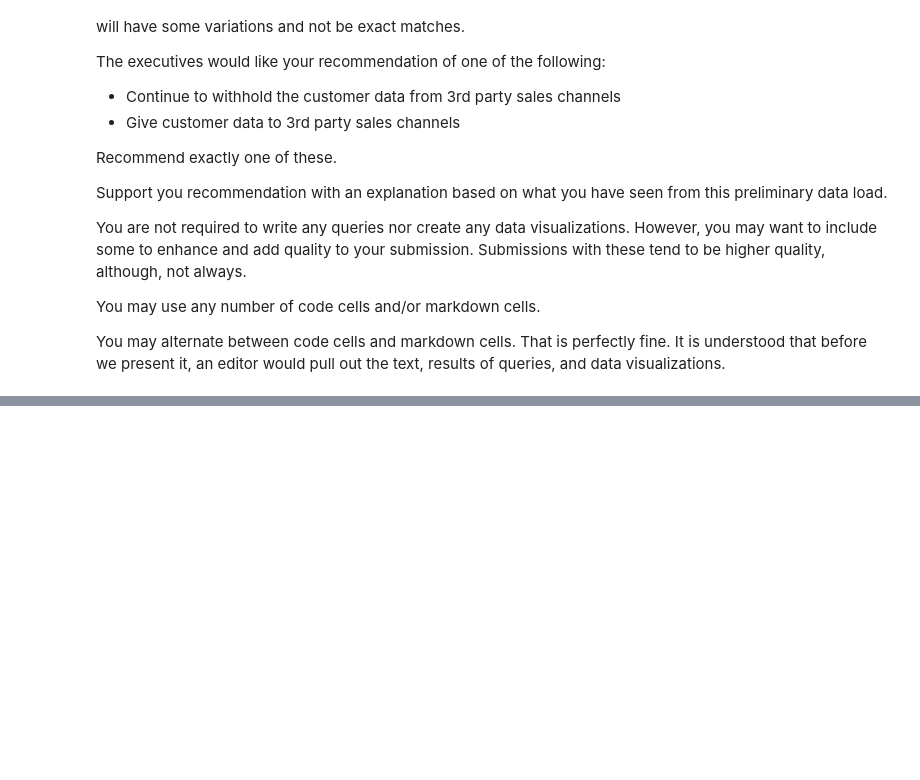
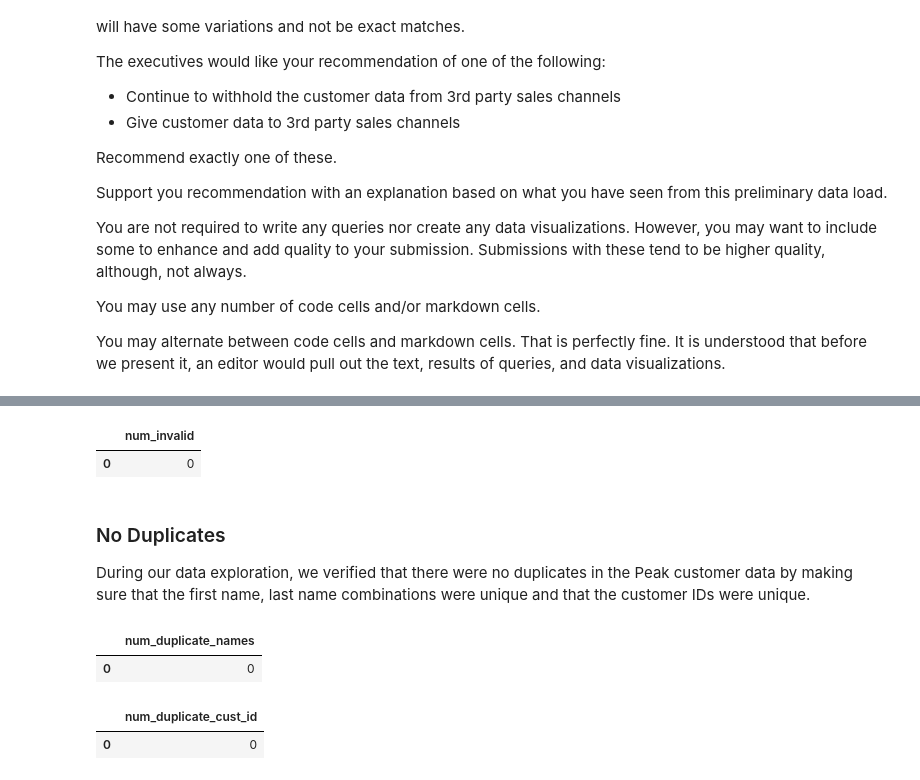
Before and after one commit to scabanela-ischool/Data_Engineering_Proj2_Tracking_User_Activity, a Jupyter notebook: project_2_5.ipynb, the cells around one changed output, grey strips where cells are left out. Saved outputs shown, nothing was run; the diff lists cells and outputs as text; code cells hidden in the pictures; blank space fills up the shorter version.

```diff
--- a/project_2_5.ipynb
+++ b/project_2_5.ipynb
@@ -206,0 +301,57 @@ You may alternate between code cells and markdown cells.  That is perfectly fine
+# %%
+rollback_before_flag = True
+rollback_after_flag = True
+
+query  = """
+
+select count(*) as num_invalid
+from stage_1_peak_customers
+where (city, state, zip) not in (select city, state, zip from zip_codes)
+
+"""
+
+my_select_query_pandas(query, rollback_before_flag, rollback_after_flag)
+# %% [output]
+|  | num_invalid |
+| 0 | 0 |
+# %% [markdown]
+
+
+### No Duplicates
+During our data exploration, we verified that there were no duplicates in the Peak customer data by making sure that the first name, last name combinations were unique and that the customer IDs were unique.
+# %%
+rollback_before_flag = True
+rollback_after_flag = True
+
+query  = """
+
+select count(count_total) as num_duplicate_names
+from (select first_name, last_name, count(*) as count_total
+    from stage_1_peak_customers
+    group by first_name, last_name
+    having count(*) > 1) as temp
+
+"""
+
+my_select_query_pandas(query, rollback_before_flag, rollback_after_flag)
+# %% [output]
+|  | num_duplicate_names |
+| 0 | 0 |
+# %%
+rollback_before_flag = True
+rollback_after_flag = True
+
+query  = """
+
+select count(count_total) as num_duplicate_cust_id
+from (select customer_id, count(*) as count_total
+    from stage_1_peak_customers
+    group by customer_id
+    having count(*) > 1) as temp
+
+"""
+
+my_select_query_pandas(query, rollback_before_flag, rollback_after_flag)
+# %% [output]
+|  | num_duplicate_cust_id |
+| 0 | 0 |
```
Also changed, not shown: parts of 14 cells of this notebook.
